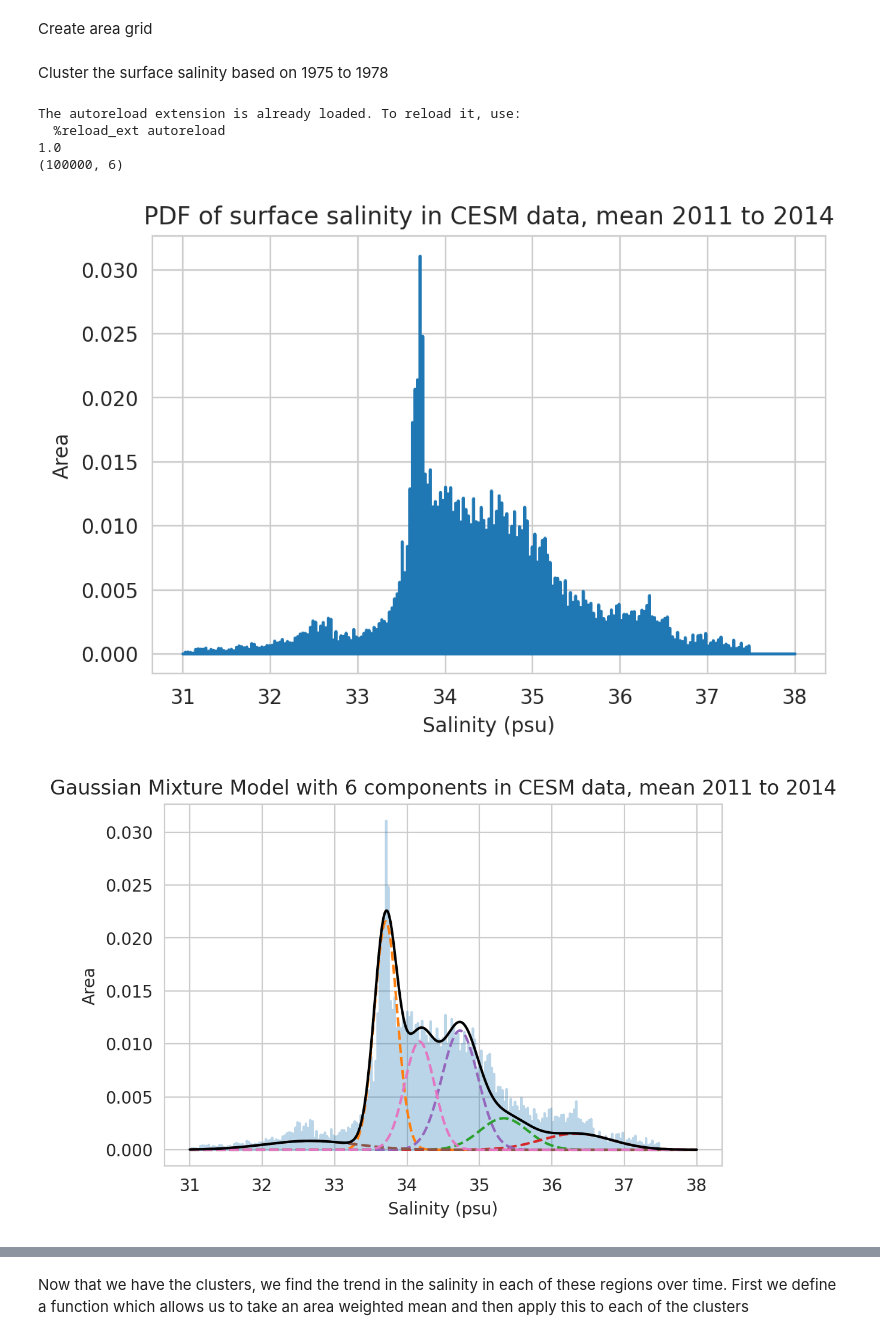
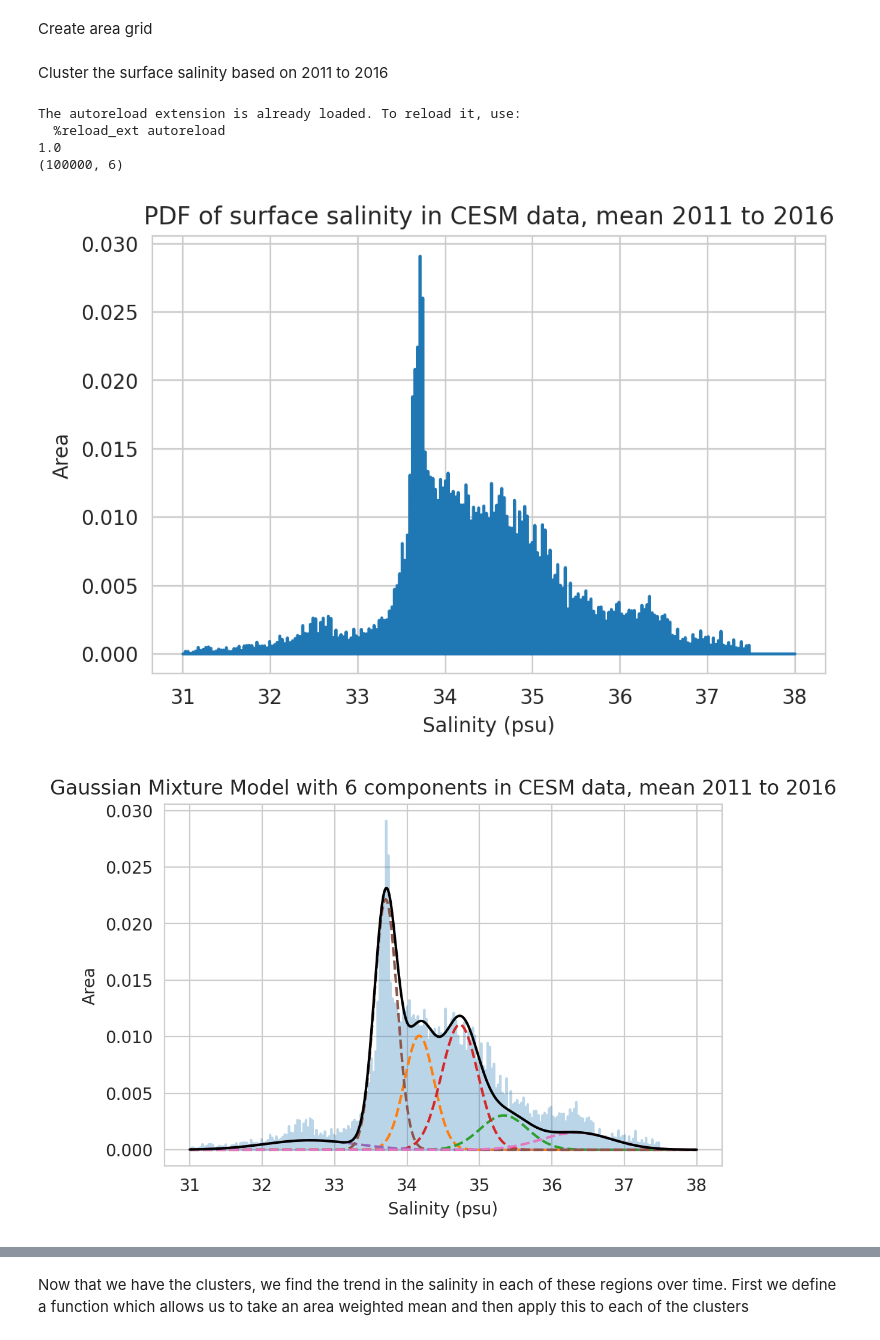
Before and after one commit to aurora-bf/freshwater_flux_linresp, a Jupyter notebook: model_tests/longer_time_series/linear_response_CESM_ensemblemean_longertimeseries.ipynb, the cells around one changed output, grey strips where cells are left out. Cells and saved outputs as stored; diff of their text form; code cells hidden in the pictures.

Commit message:
clean up longer time series

```diff
--- a/model_tests/longer_time_series/linear_response_CESM_ensemblemean_longertimeseries.ipynb
+++ b/model_tests/longer_time_series/linear_response_CESM_ensemblemean_longertimeseries.ipynb
@@ -148,27 +148,27 @@ from area_grid import *
 area=area_grid(latitudes=np.array(salt_avg_2006to2055[0,:,:].latitude),longitudes=salt_avg_2006to2055[0,:,:].longitude)
 area=xr.DataArray(area,dims=["latitude","longitude"],coords=[salt_avg_2006to2055[0,:,:].latitude,salt_avg_2006to2055[0,:,:].longitude])
 # %% [markdown]
-Cluster the surface salinity based on 1975 to 1978
+Cluster the surface salinity based on 2011 to 2016
 # %%
 import sys
 sys.path.append('/scratch/abf376/freshwater_flux_linresp/tools') #make this the directory where the tools folder lives for you
 
 
 n=6
 %load_ext autoreload
 %autoreload 2
 
 import seaborn as sns
 import matplotlib as mpl
 mpl.rcParams['figure.dpi'] = 300
 sns.set_style(style="whitegrid") #comment out if don't want seaborn background
 
 from clustering_tools import *
-mean_had_con,sigma_had_con,weights_had_con,gm=GMM_timedep((salt_avg_2006to2055[5*12:8*12,:,:].mean('time')).where(salt_avg_2006to2055[0,:,:].latitude<65),n,'CESM data, mean 2011 to 2014',precise=0,matching_paper=1) #take mean over first year
+mean_had_con,sigma_had_con,weights_had_con,gm=GMM_timedep((salt_avg_2006to2055[5*12:10*12,:,:].mean('time')).where(salt_avg_2006to2055[0,:,:].latitude<65),n,'CESM data, mean 2011 to 2016',precise=0,matching_paper=1) #take mean over first year
 # %% [output]
 The autoreload extension is already loaded. To reload it, use:
   %reload_ext autoreload
 1.0
 (100000, 6)
-[figure, old version]
+[figure, new version]
-[figure, old version]
+[figure, new version]
```
Also changed, not shown: parts of 5 cells of this notebook, 14 other files.
